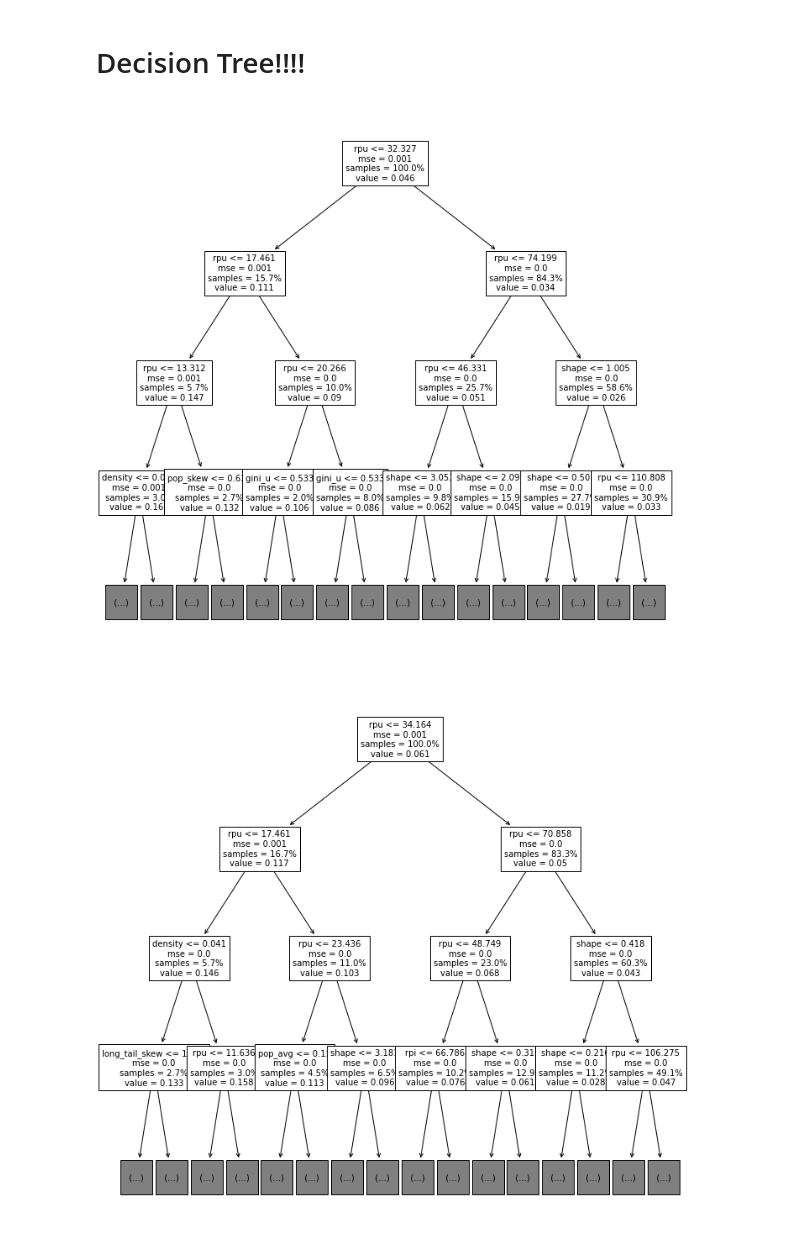
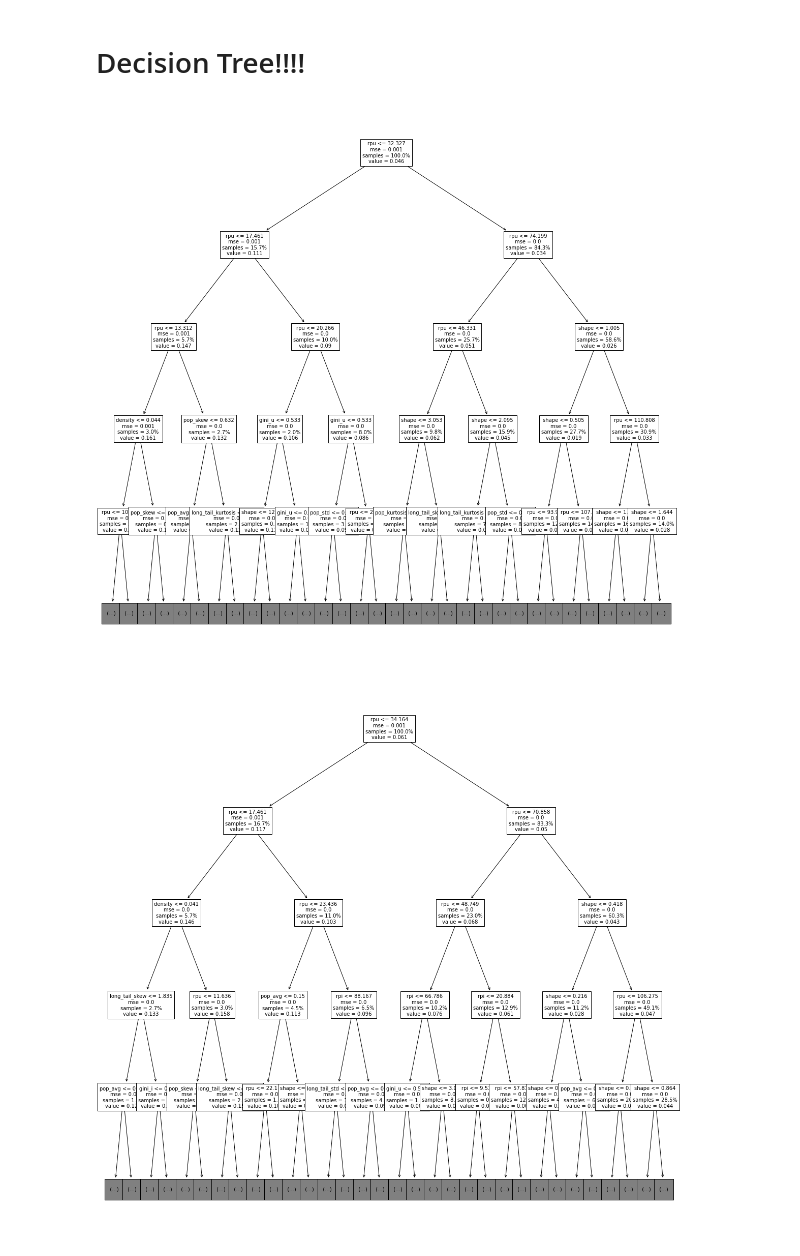
Before and after one commit to hugodavilat/recomendadores, a Jupyter notebook: explanatory_framework/features_calculator/stats.ipynb, the cells around one changed output. Saved outputs shown, nothing was run; the diff lists cells and outputs as text; code cells hidden in the pictures.

```diff
--- a/explanatory_framework/features_calculator/stats.ipynb
+++ b/explanatory_framework/features_calculator/stats.ipynb
@@ -85,11 +88,11 @@ algos = [
     "UserKNN-Cosine",
     "UserKNN-IDF",
     "ItemKNN-AdjustedCosine",
-    "BPR",
-    "MF",
-    "SVD",
-    "PMF",
-    "NMF"
+#     "BPR",
+#     "MF",
+#     "SVD",
+#     "PMF",
+#     "NMF"
 ]
 
 df = feature_matrix()
@@ -173,36 +176,37 @@ features_str = [
     "gini_i",
     "pop_avg",
     "pop_std",
     "pop_skew",
     "pop_kurtosis",
     "long_tail_avg",
     "long_tail_std",
     "long_tail_skew",
     "long_tail_kurtosis"
 ]
 
 # algos = [
 #     "UserKNN-Amplified",
 #     "UserKNN-BM25",
 #     "UserKNN-Cosine",
 #     "UserKNN-IDF",
 #     "ItemKNN-AdjustedCosine",
 #     "BPR",
 #     "MF",
 #     "SVD",
 #     "PMF",
 #     "NMF"
 # ]
-algos = ["UserKNN-Amplified", "ItemKNN-AdjustedCosine", "BPR", "NMF"]
+
+algos_2 = ["UserKNN-Amplified", "ItemKNN-AdjustedCosine", "BPR", "NMF"]
 
 df = feature_matrix()
 
-for i, algo in enumerate(algos):
+for i, algo in enumerate(algos_2):
     x, y = get_x_y_from_pandas(df, features_str, algo)
     model_tree = tree.DecisionTreeRegressor()
     model_tree.fit(x,y)
-    plt.figure(figsize=(12,12))
-    tree.plot_tree(model_tree, max_depth=3, feature_names=features_str, proportion=True, fontsize=10)
+    plt.figure(figsize=(20,20))
+    tree.plot_tree(model_tree, max_depth=4, feature_names=features_str, proportion=True, fontsize=10)
 # %% [output]
-[figure, old version]
+[figure, new version]
-[figure, old version]
+[figure, new version]
```
Also changed, not shown: parts of 4 cells of this notebook.
